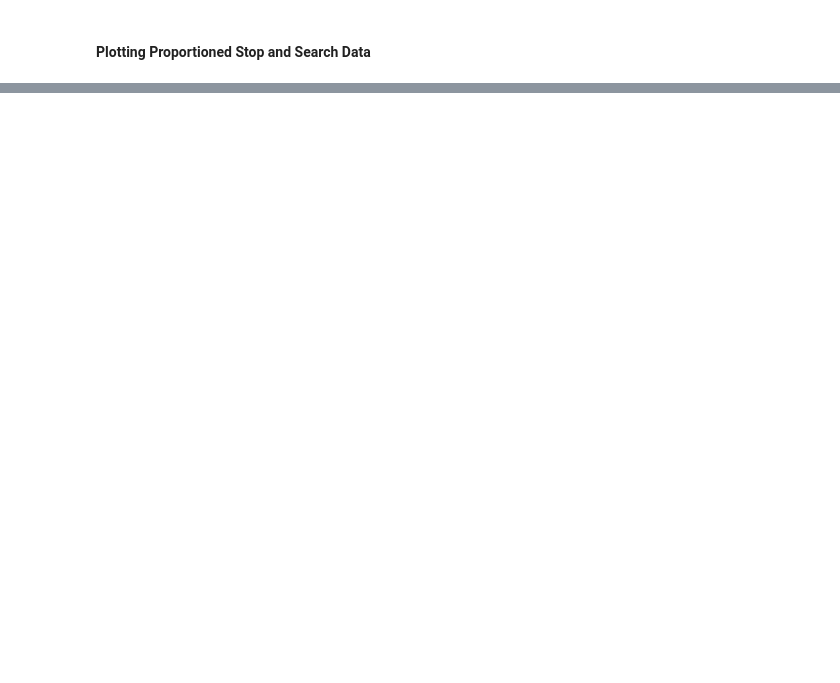
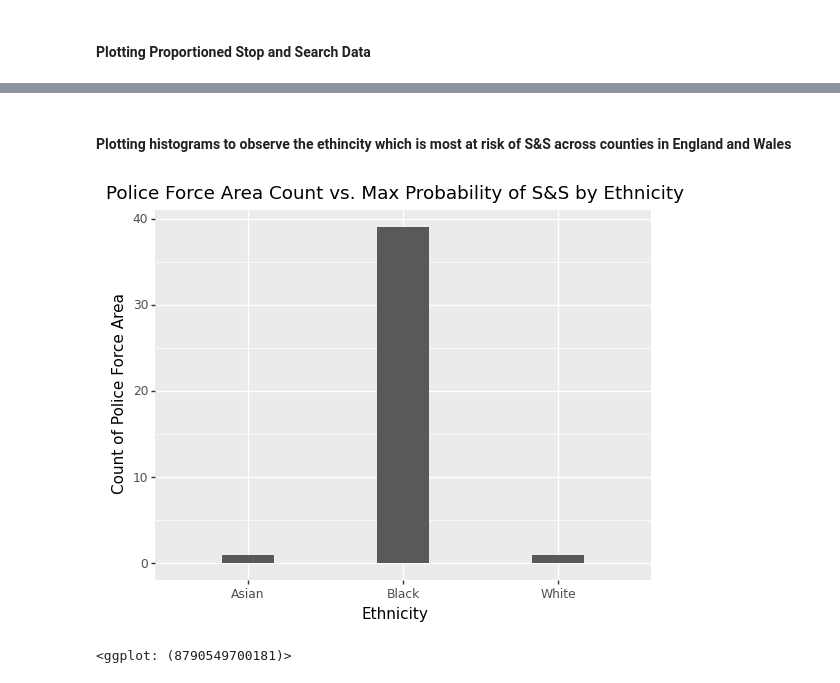
Before and after one commit to neerajthandayan/CourseProject, a Jupyter notebook: Crime_Data.ipynb, the cells around one changed output, grey strips where cells are left out. Saved outputs shown, nothing was run; the diff lists cells and outputs as text; code cells hidden in the pictures; blank space fills up the shorter version.

```diff
--- a/Crime_Data.ipynb
+++ b/Crime_Data.ipynb
@@ -203,0 +226,5 @@ geom_text(aes(label=np.round(y1,2)), vjust='bottom')
+# %%
+p = pd.DataFrame(master.iloc[:,6:11].values / master.iloc[:,1:6].values)
+SSProb = pd.concat([master['Geography'],p], axis=1)
+SSProb.columns = master.columns[:6]
+SSProb.head(5)
@@ -203,0 +238,18 @@ geom_text(aes(label=np.round(y1,2)), vjust='bottom')
+# %%
+# Converting to Probability
+
+sum = SSProb.iloc[:,1:].sum(axis=1).copy()
+for i in SSProb.columns[1:]:
+  SSProb[i] = SSProb[i].values / sum
+# %%
+# Fetching ethnicity with maximum rate of S&S
+
+me = []
+
+for i in range(len(SSProb)):
+  ethni = SSProb.columns[1:]
+  row = SSProb.iloc[i,1:].values
+  me.append(ethni[np.argmax(row)])
+# %%
+SSProb['MaxSS'] = me
+SSProb.head(5)
@@ -203,0 +263,11 @@ geom_text(aes(label=np.round(y1,2)), vjust='bottom')
+# %% [markdown]
+#### Plotting histograms to observe the ethincity which is most at risk of S&S across counties in England and Wales
+# %%
+ggplot(SSProb, aes(x='MaxSS')) + \
+geom_histogram() + \
+xlab('Ethnicity') + \
+ylab('Count of Police Force Area') + \
+ggtitle('Police Force Area Count vs. Max Probability of S&S by Ethnicity')
+# %% [output]
+[figure, added]
+<ggplot: (8790549700181)>
```
Also changed, not shown: parts of 11 cells of this notebook.
